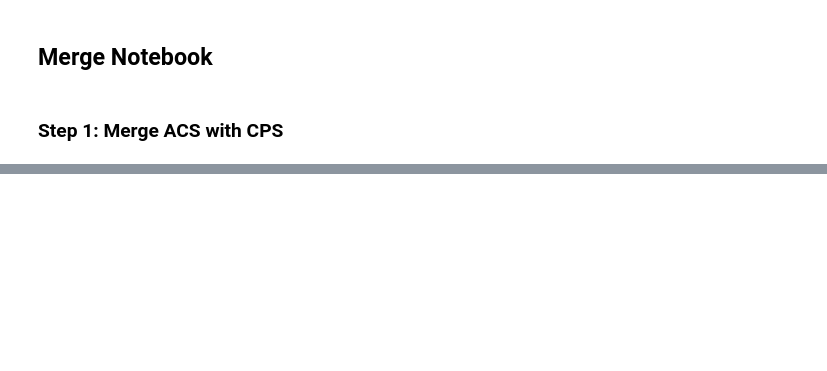
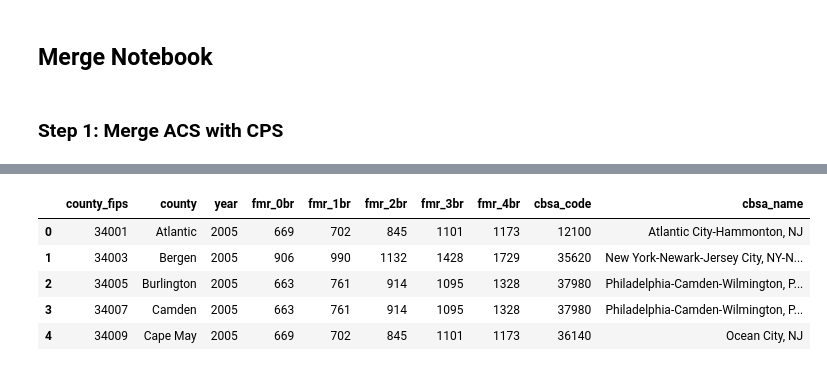
Before and after one commit to 123SmallBunny/CS439-project, a Jupyter notebook: notebooks/merge.ipynb, the cells around one changed output, grey strips where cells are left out. Saved outputs shown, nothing was run; the diff lists cells and outputs as text; code cells hidden in the pictures; blank space fills up the shorter version.

```diff
--- a/notebooks/merge.ipynb
+++ b/notebooks/merge.ipynb
@@ -22,0 +399,20 @@ TypeError: unsupported operand type(s) for /: 'str' and 'str'
+# %%
+fmr = pd.read_csv("../clean_data/FMR_clean.csv")
+hpi = pd.read_csv("../clean_data/cleaned_hpi_2005-2023.csv", header=None)
+
+hpi.columns = [
+    "state",
+    "county",
+    "county_fips",
+    "year",
+    "annual_change_pct",
+    "hpi",
+    "hpi_1990_base",
+    "hpi_2000_base"
+]
+
+print("FMR shape:", fmr.shape)
+print("HPI shape:", hpi.shape)
+
+display(fmr.head())
+display(hpi.head())
@@ -22,0 +484,55 @@ TypeError: unsupported operand type(s) for /: 'str' and 'str'
+# %%
+county_to_cbsa = pd.DataFrame({
+    "county_fips": [
+        34001, 34003, 34005, 34007, 34009, 34011, 34013,
+        34015, 34017, 34019, 34021, 34023, 34025, 34027,
+        34029, 34031, 34033, 34035, 34037, 34039, 34041
+    ],
+    "cbsa_code": [
+        "12100", "35620", "37980", "37980", "36140", "47220", "35620",
+        "37980", "35620", "35620", "45940", "35620", "35620", "35620",
+        "35620", "35620", "37980", "35620", "35620", "35620", "10900"
+    ],
+    "cbsa_name": [
+        "Atlantic City-Hammonton, NJ",
+        "New York-Newark-Jersey City, NY-NJ-PA",
+        "Philadelphia-Camden-Wilmington, PA-NJ-DE-MD",
+        "Philadelphia-Camden-Wilmington, PA-NJ-DE-MD",
+        "Ocean City, NJ",
+        "Vineland-Bridgeton, NJ",
+        "New York-Newark-Jersey City, NY-NJ-PA",
+        "Philadelphia-Camden-Wilmington, PA-NJ-DE-MD",
+        "New York-Newark-Jersey City, NY-NJ-PA",
+        "New York-Newark-Jersey City, NY-NJ-PA",
+        "Trenton-Princeton, NJ",
+        "New York-Newark-Jersey City, NY-NJ-PA",
+        "New York-Newark-Jersey City, NY-NJ-PA",
+        "New York-Newark-Jersey City, NY-NJ-PA",
+        "New York-Newark-Jersey City, NY-NJ-PA",
+        "New York-Newark-Jersey City, NY-NJ-PA",
+        "Philadelphia-Camden-Wilmington, PA-NJ-DE-MD",
+        "New York-Newark-Jersey City, NY-NJ-PA",
+        "New York-Newark-Jersey City, NY-NJ-PA",
+        "New York-Newark-Jersey City, NY-NJ-PA",
+        "Allentown-Bethlehem-Easton, PA-NJ"
+    ]
+})
+
+fmr_cbsa_ready = fmr_merge.merge(
+    county_to_cbsa,
+    on="county_fips",
+    how="left"
+)
+
+hpi_cbsa_ready = hpi_merge.merge(
+    county_to_cbsa,
+    on="county_fips",
+    how="left"
+)
+
+print("Missing FMR CBSA matches:", fmr_cbsa_ready["cbsa_code"].isna().sum())
+print("Missing HPI CBSA matches:", hpi_cbsa_ready["cbsa_code"].isna().sum())
+
+display(fmr_cbsa_ready.head())
+display(hpi_cbsa_ready.head())
+# %% [output]
@@ -22,0 +541,6 @@ TypeError: unsupported operand type(s) for /: 'str' and 'str'
+|  | county_fips | county | year | fmr_0br | fmr_1br | fmr_2br | fmr_3br | fmr_4br | cbsa_code | cbsa_name |
+| 0 | 34001 | Atlantic | 2005 | 669 | 702 | 845 | 1101 | 1173 | 12100 | Atlantic City-Hammonton, NJ |
+| 1 | 34003 | Bergen | 2005 | 906 | 990 | 1132 | 1428 | 1729 | 35620 | New York-Newark-Jersey City, NY-N... |
+| 2 | 34005 | Burlington | 2005 | 663 | 761 | 914 | 1095 | 1328 | 37980 | Philadelphia-Camden-Wilmington, P... |
+| 3 | 34007 | Camden | 2005 | 663 | 761 | 914 | 1095 | 1328 | 37980 | Philadelphia-Camden-Wilmington, P... |
+| 4 | 34009 | Cape May | 2005 | 669 | 702 | 845 | 1101 | 1173 | 36140 | Ocean City, NJ |
```
Also changed, not shown: parts of 25 cells of this notebook, 8 other files.
